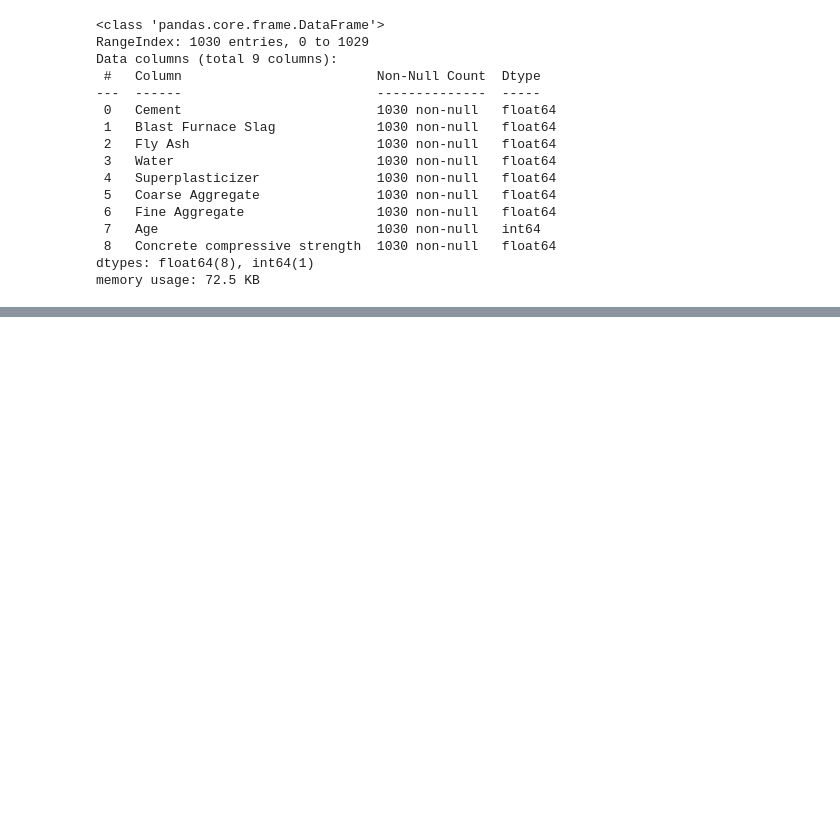
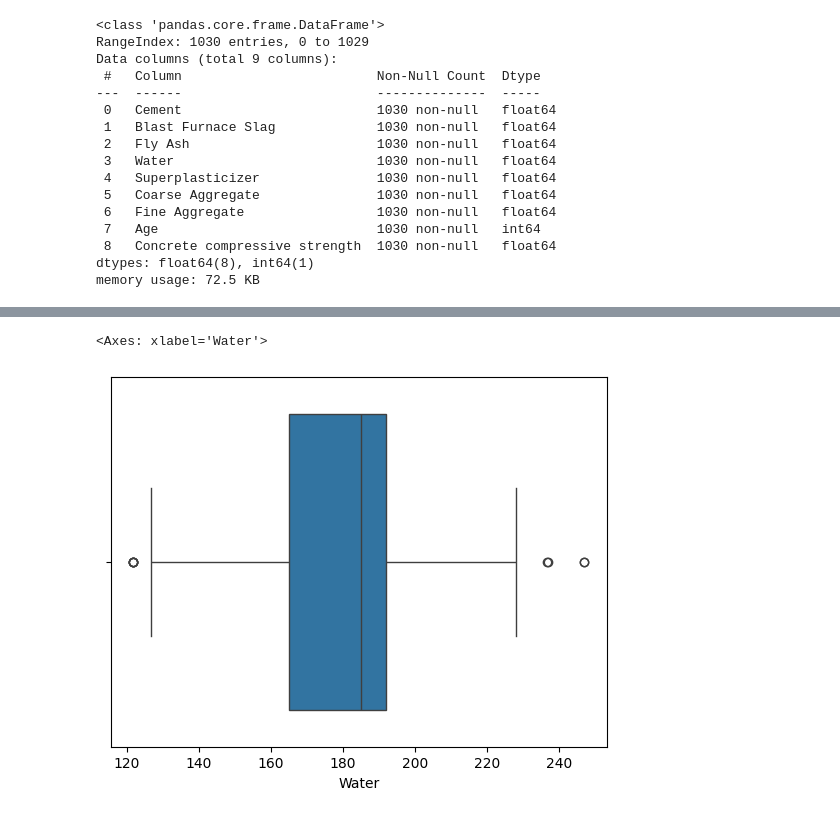
Before and after one commit to AxelSeanCP/Machine-Learning, a Jupyter notebook: Projects/Proyek_Predictive_Analytics/concrete_strength_predictive_analysis.ipynb, the cells around one changed output, grey strips where cells are left out. Cells and saved outputs as stored; diff of their text form; code cells hidden in the pictures; blank space fills up the shorter version.

```diff
--- a/Projects/Proyek_Predictive_Analytics/concrete_strength_predictive_analysis.ipynb
+++ b/Projects/Proyek_Predictive_Analytics/concrete_strength_predictive_analysis.ipynb
@@ -123,0 +127,5 @@ Nilai 0 di kolom Superplasticizer ada:  379
+# %%
+sns.boxplot(x=concrete_data['Water'])
+# %% [output]
+<Axes: xlabel='Water'>
+[figure, added]
```
Also changed, not shown: parts of 40 cells of this notebook, 2 other files.
